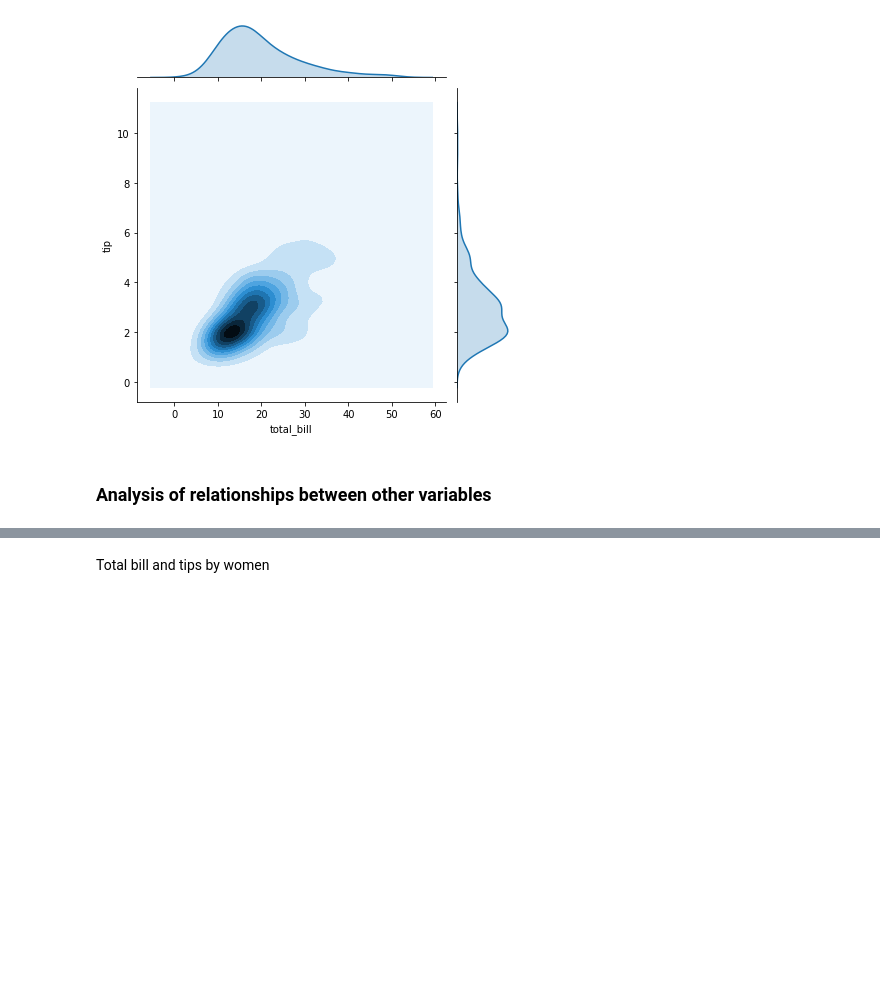
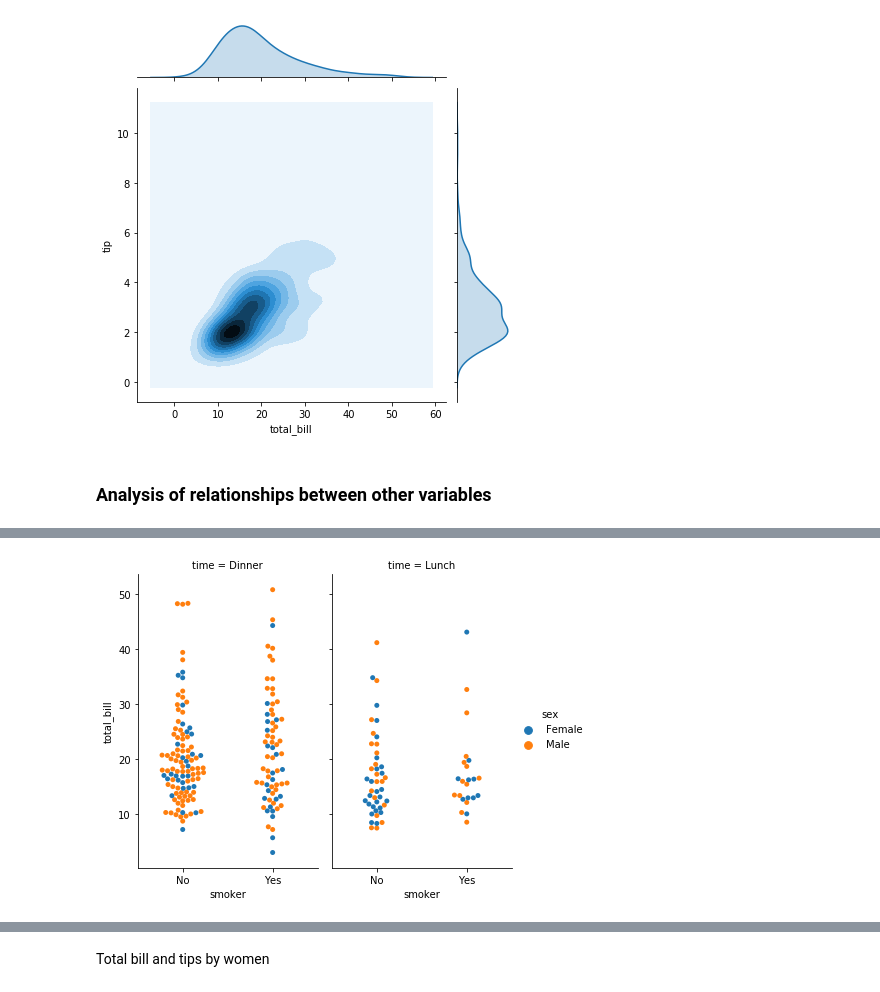
Before and after one commit to KatarzynaConnell/Fundamentals-Assessment-2019, a Jupyter notebook: Notebook.ipynb, the cells around one changed output, grey strips where cells are left out. Drawn from its saved outputs; the diff is of its cells as text; code cells hidden in the pictures; blank space fills up the shorter version.

```diff
--- a/Notebook.ipynb
+++ b/Notebook.ipynb
@@ -159,0 +194,8 @@ Sunday's meal is again dinner, this time the guests are predominantly non-smoker
+# %%
+# Show data about the time, sex, total bill and smoker variables with catplot
+
+sns.catplot(x="smoker", y="total_bill", hue="sex",
+            col="time", aspect=.6,
+            kind="swarm", data=df);
+# %% [output]
+[figure, added]
```
Also changed, not shown: parts of 37 cells of this notebook.
